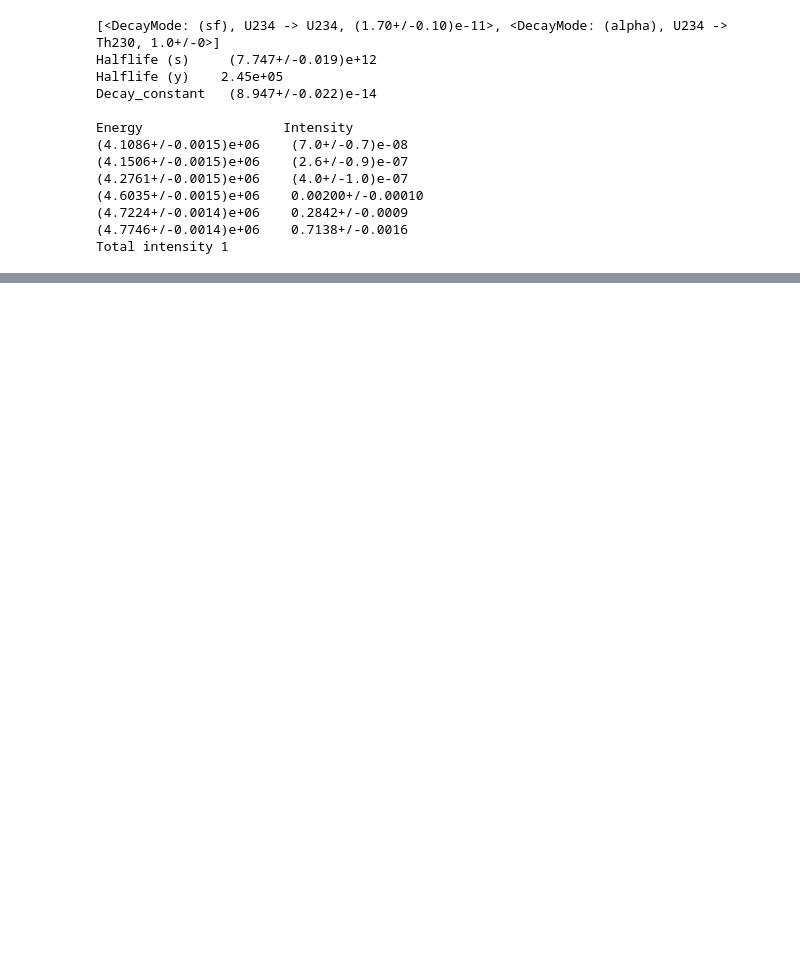
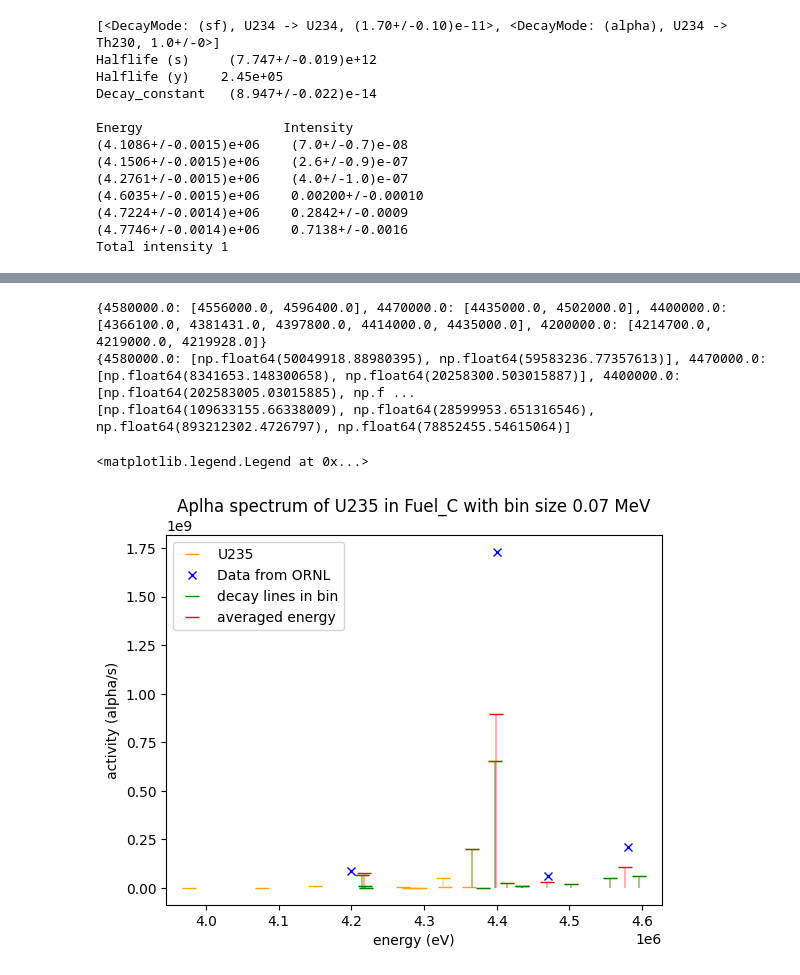
Before and after one commit to EmilEskol/Speciale, a Jupyter notebook: Material_alpha_analyzer.ipynb, the cells around one changed output, grey strips where cells are left out. Saved outputs shown, nothing was run; the diff lists cells and outputs as text; code cells hidden in the pictures; blank space fills up the shorter version.

```diff
--- a/Material_alpha_analyzer.ipynb
+++ b/Material_alpha_analyzer.ipynb
@@ -290,0 +310,58 @@ ax2.legend()
+# %%
+isotope_name='U235'
+energy_dev = 0.35e5
+fig4,ax4 = plt.subplots()
+ax4.set_xlabel("energy (eV)")
+ax4.set_ylabel("activity (alpha/s)")
+ax4.set_title(f"Aplha spectrum of {isotope_name} in {fuel_name} with bin size {2*energy_dev*1e-6:.3g} MeV")
+
+relevant_energies_dict = {}
+relevant_activities_dict = {}
+relevant_energies = []
+relevant_activities = []
+result_energies = []
+result_activities = []
+
+
+for name, activities, energies,mass  in alpha_spectra_data1:
+    if isotope_name==name:
+        for ORNL_energy in energy_ORNL_dict[isotope_name]:
+            for energy,activity in zip(energies,activities,):
+
+                if ORNL_energy+energy_dev>=energy>=ORNL_energy-energy_dev:
+                    relevant_energies.append(energy)
+                    relevant_activities.append(activity)
+                    if relevant_energies_dict.get(ORNL_energy) is None:
+                        relevant_energies_dict[ORNL_energy]=[energy]
+                        relevant_activities_dict[ORNL_energy]=[activity]
+                    else:
+                        relevant_energies_dict[ORNL_energy].append(energy)
+                        relevant_activities_dict[ORNL_energy].append(activity)
+            if relevant_energies_dict.get(ORNL_energy) is not None:
+                k=relevant_energies_dict[ORNL_energy]
+                result_energies.append(sum(k)/len(k))
+                result_activities.append(sum(relevant_activities_dict[ORNL_energy]))
+
+
+print(relevant_energies_dict)
+print(relevant_activities_dict)
+
+print(result_activities)
+
+plot_isotope_in_material_ORNL_comp(ax4,alpha_spectra_data1,isotope_name,color='orange')
+
+ax4.plot(energy_ORNL_dict[isotope_name],alpha_in_fuel_ORNL_dict[fuel_name][isotope_name],"x",label="Data from ORNL",color='blue')
+line, =ax4.plot(relevant_energies, relevant_activities, "_",ms=10,color='green',label=f"decay lines in bin")
+ax4.vlines(relevant_energies,[0]*len(relevant_energies),relevant_activities,line.get_color(),alpha=0.3)
+
+line, =ax4.plot(result_energies, result_activities, "_",ms=10,color='red',label="averaged energy")
+ax4.vlines(result_energies,[0]*len(result_energies),result_activities,line.get_color(),alpha=0.3)
+
+
+ax4.legend()
+# %% [output]
+{4580000.0: [4556000.0, 4596400.0], 4470000.0: [4435000.0, 4502000.0], 4400000.0: [4366100.0, 4381431.0, 4397800.0, 4414000.0, 4435000.0], 4200000.0: [4214700.0, 4219000.0, 4219928.0]}
+{4580000.0: [np.float64(50049918.88980395), np.float64(59583236.77357613)], 4470000.0: [np.float64(8341653.148300658), np.float64(20258300.503015887)], 4400000.0: [np.float64(202583005.03015885), np.f ...
+[np.float64(109633155.66338009), np.float64(28599953.651316546), np.float64(893212302.4726797), np.float64(78852455.54615064)]
+<matplotlib.legend.Legend at 0x...>
+[figure, added]
```
Also changed, not shown: parts of 7 cells of this notebook, 1 other file.
